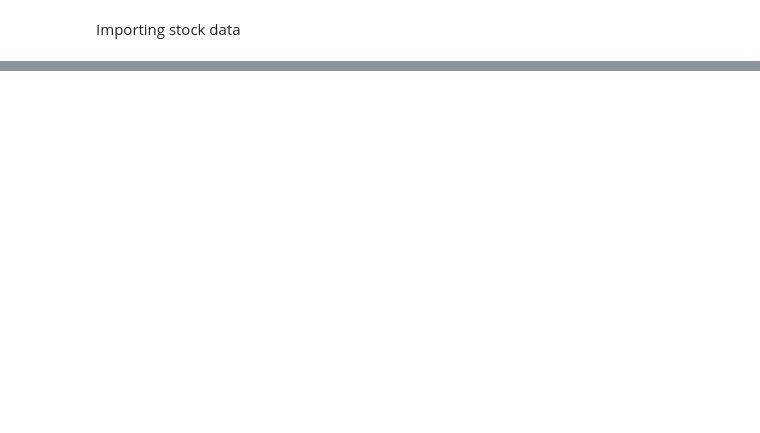
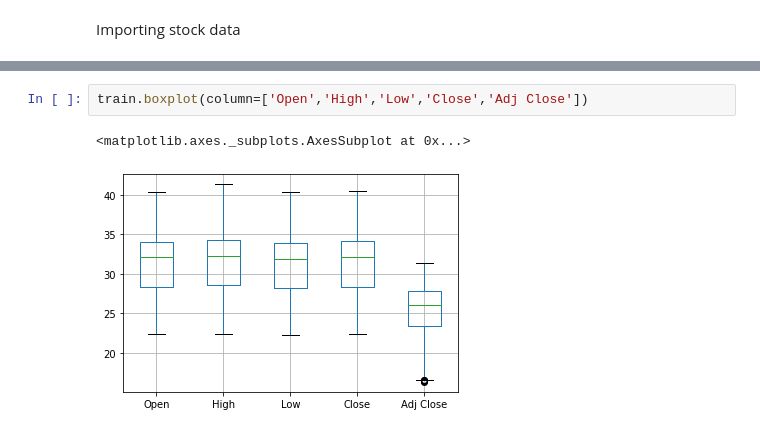
Before and after one commit to melaniaczobit/Predicting-AstraZeneca-Stock-Movement, a Jupyter notebook: AstraZeneca_Stock_Prices.ipynb, the cells around one changed output, grey strips where cells are left out. Cells and saved outputs as stored; diff of their text form; blank space fills up the shorter version.

```diff
--- a/AstraZeneca_Stock_Prices.ipynb
+++ b/AstraZeneca_Stock_Prices.ipynb
@@ -129,0 +186,5 @@ Long Short Term Memory (LSTM)
+# %%
+train.boxplot(column=['Open','High','Low','Close','Adj Close'])
+# %% [output]
+<matplotlib.axes._subplots.AxesSubplot at 0x...>
+[figure, added]
```
Also changed, not shown: parts of 63 cells of this notebook.
